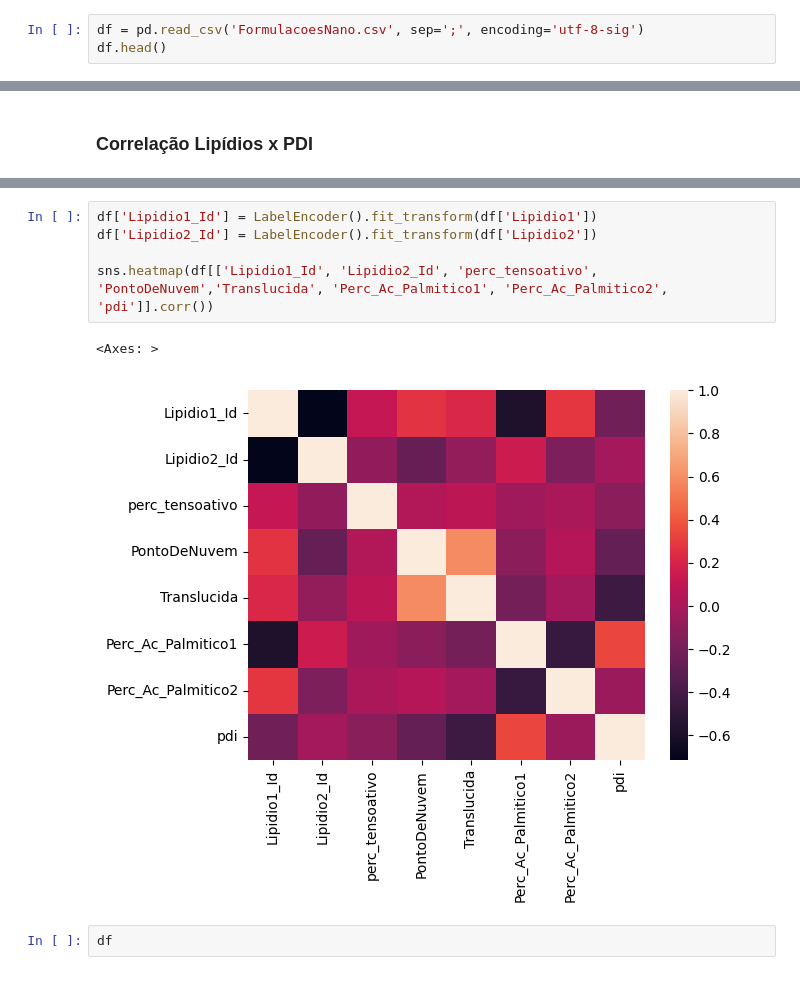
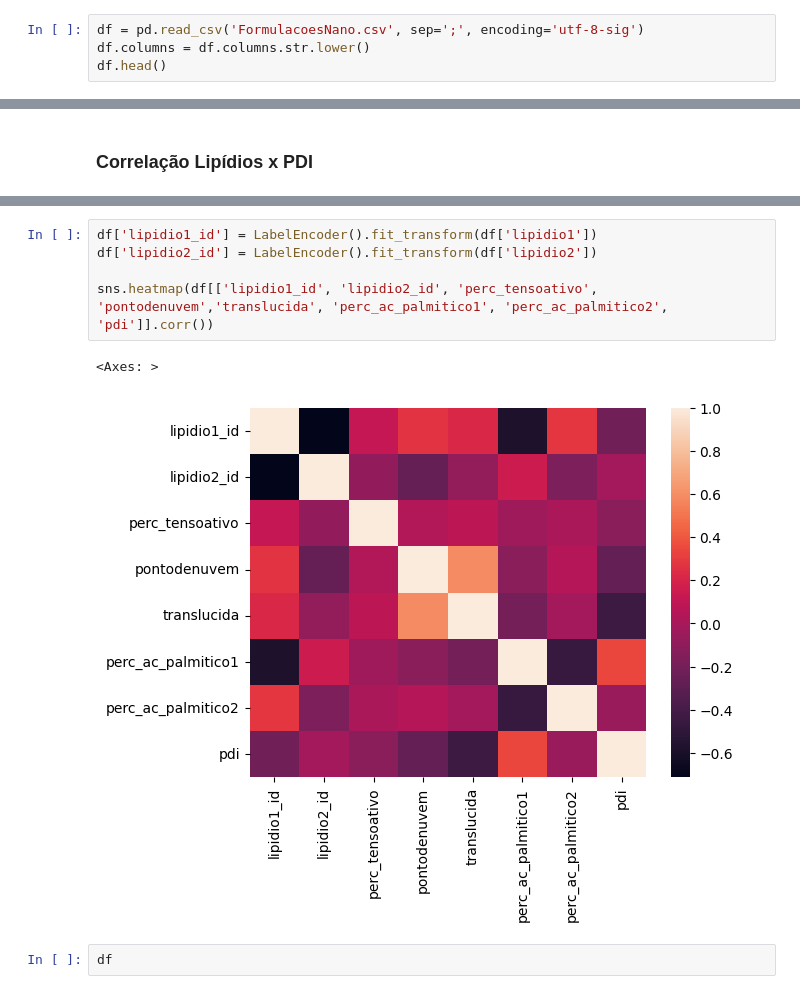
Before and after one commit to brfiso/PyNanoEmulsion, a Jupyter notebook: AnaliseFormulacoes.ipynb, the cells around one changed output, grey strips where cells are left out. Cells and saved outputs as stored; diff of their text form.

```diff
--- a/AnaliseFormulacoes.ipynb
+++ b/AnaliseFormulacoes.ipynb
@@ -8,6 +8,7 @@ from sklearn.calibration import LabelEncoder
 É importante observar que a planilha de formulações foi unida à planilha com as informações sobre os lipídios.
 # %%
 df = pd.read_csv('FormulacoesNano.csv', sep=';', encoding='utf-8-sig')
+df.columns = df.columns.str.lower()
 df.head()
 # %% [output]
 |  | formulacao | manteiga_1 | manteiga_2 | oleo | perc_manteiga_1 | perc_manteiga_2 | perc_tensoativo | ... |
@@ -130,13 +131,13 @@ df[df['pdi'] < 0.3][['Lipidio1','Lipidio2']].value_counts().reset_index()
 | 9 | Manteiga de Manga | Óleo de andiroba | 1 |
 | 10 | Manteiga de cupuaçu | Óleo de Açaí | 1 |
 # %%
-df['Lipidio1_Id'] = LabelEncoder().fit_transform(df['Lipidio1'])
-df['Lipidio2_Id'] = LabelEncoder().fit_transform(df['Lipidio2'])
+df['lipidio1_id'] = LabelEncoder().fit_transform(df['lipidio1'])
+df['lipidio2_id'] = LabelEncoder().fit_transform(df['lipidio2'])
 
-sns.heatmap(df[['Lipidio1_Id', 'Lipidio2_Id', 'perc_tensoativo', 'PontoDeNuvem','Translucida', 'Perc_Ac_Palmitico1', 'Perc_Ac_Palmitico2', 'pdi']].corr())
+sns.heatmap(df[['lipidio1_id', 'lipidio2_id', 'perc_tensoativo', 'pontodenuvem','translucida', 'perc_ac_palmitico1', 'perc_ac_palmitico2', 'pdi']].corr())
 # %% [output]
 <Axes: >
-[figure, old version]
+[figure, new version]
 # %%
 df
 # %% [output]
```
Also changed, not shown: parts of 17 cells of this notebook.
